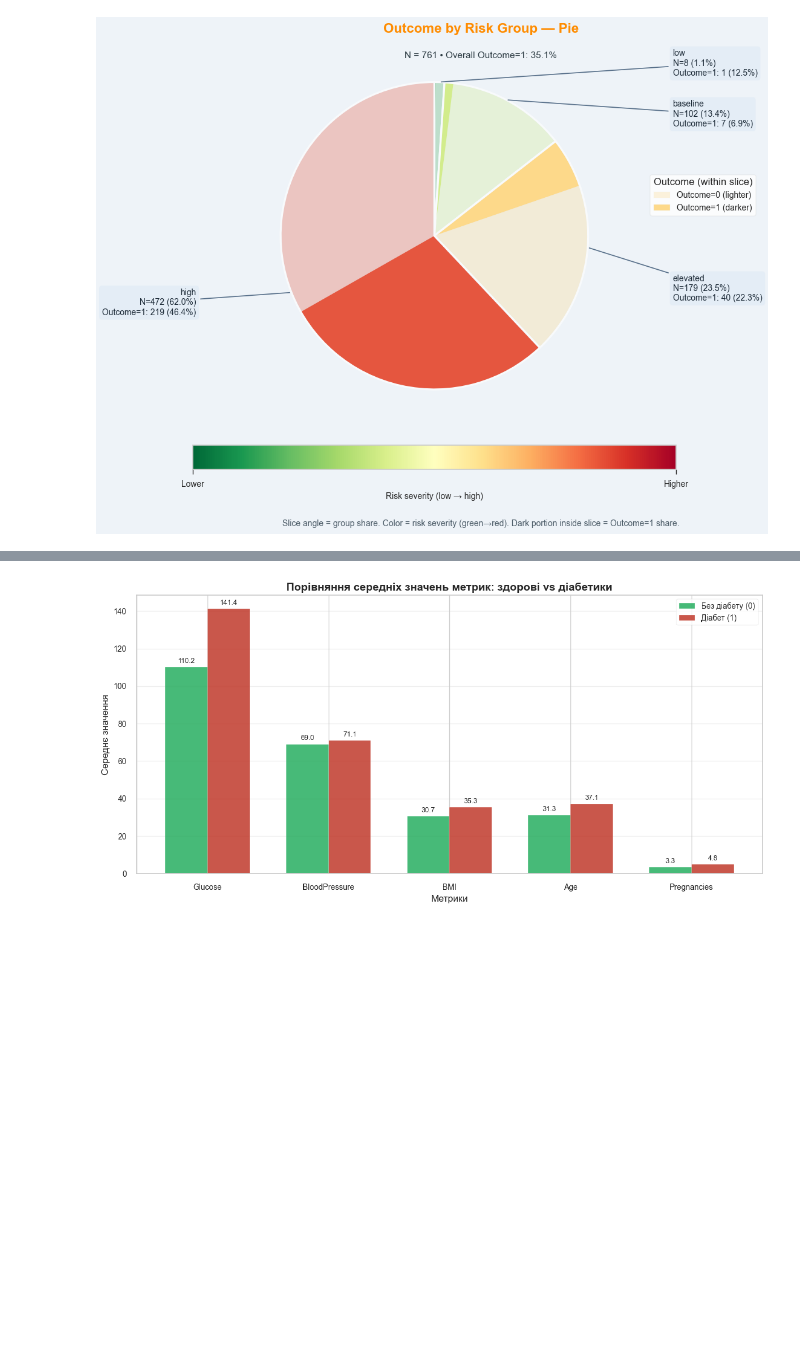
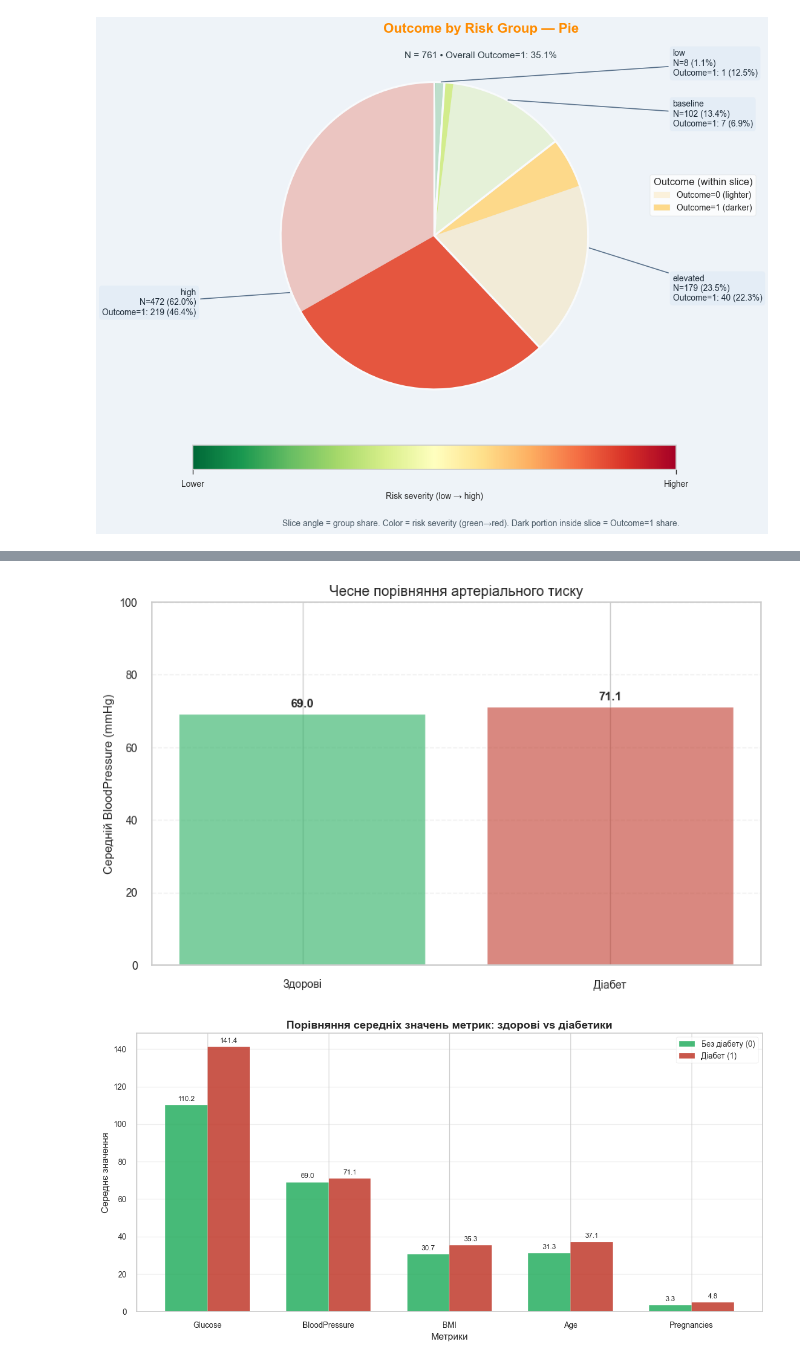
Before and after one commit to denys-ops/SET-DataAnalysis, a Jupyter notebook: hw/HW_6_Kondratiuk_Kosteniuk.ipynb, the cells around one changed output, grey strips where cells are left out. Cells and saved outputs as stored; diff of their text form; code cells hidden in the pictures; blank space fills up the shorter version.

```diff
--- a/hw/HW_6_Kondratiuk_Kosteniuk.ipynb
+++ b/hw/HW_6_Kondratiuk_Kosteniuk.ipynb
@@ -994,3 +1025,23 @@ plt.show()
+# %%
+# Хах, це була маніпуляція Truncated Y-Axis!
+# ЯК ЦЕ НАСПРАВДІ:
+
+plt.figure(figsize=(10, 6))
+plt.bar(["Здорові", "Діабет"], means_bp, color=["#27ae60", "#c0392b"], alpha=0.6)
+plt.ylim(0, 100)
+plt.title("Чесне порівняння артеріального тиску", fontsize=13)
+plt.ylabel("Середній BloodPressure (mmHg)")
+
+for i, v in enumerate(means_bp):
+    plt.text(i, v + 2, f"{v:.1f}", ha='center', fontweight='bold')
+
+plt.grid(axis='y', linestyle='--', alpha=0.3)
+plt.show()
+
+# Насправді середній тиск у діабетиків вищий за показник здорових лише на кілька одиниць (~4%),
+# що на повному масштабі виглядає зовсім не страшно.
+# %% [output]
+[figure, added]
 # %%
 # Bar chart: Середні значення метрик для Outcome 1 and 0
 # Порівнюємо середні значення основних показників здоров'я між групами.
```
Also changed, not shown: parts of 14 cells of this notebook.
